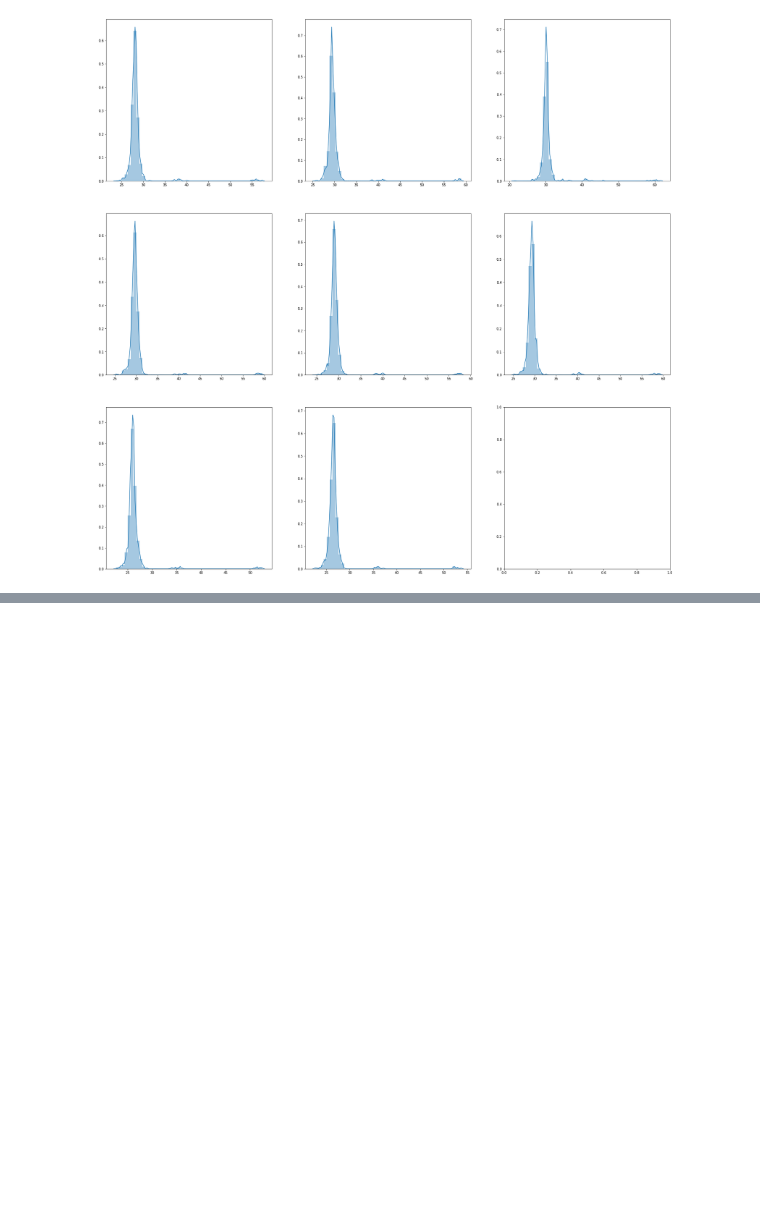
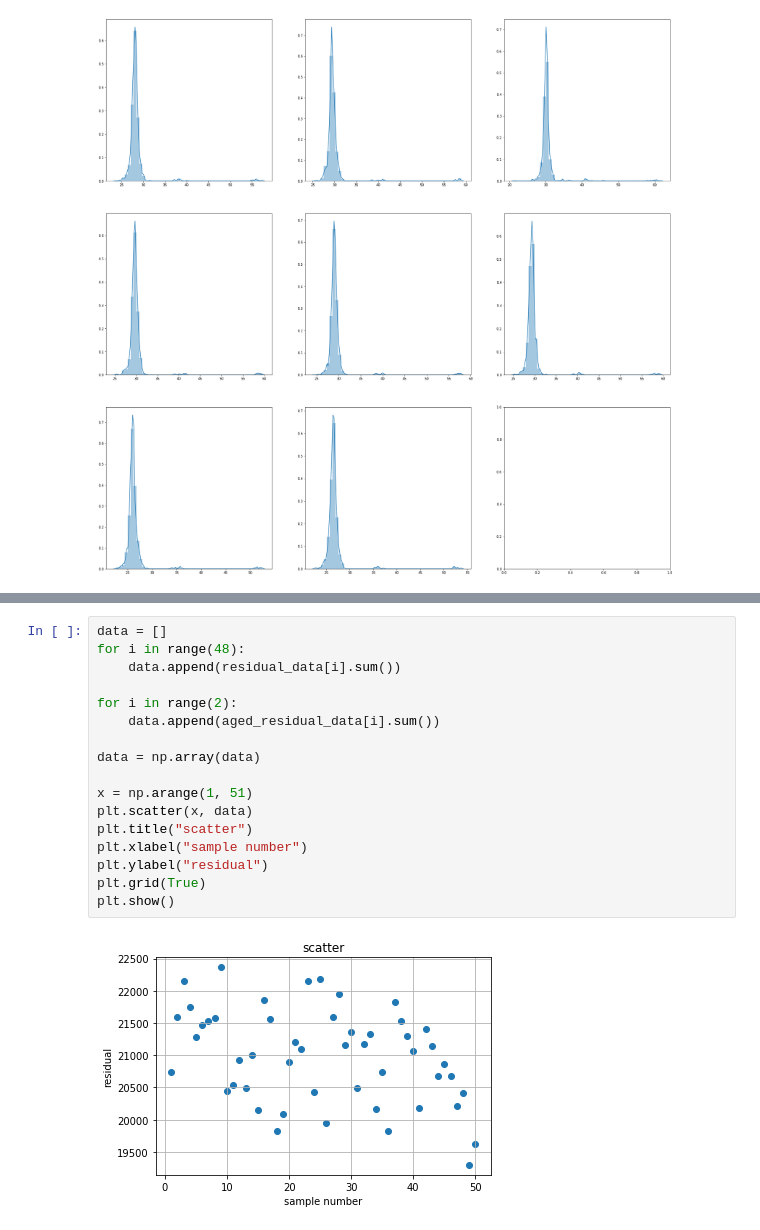
Before and after one commit to yuya-isaka/machine_learning, a Jupyter notebook: NNR/異常検知.ipynb, the cells around one changed output, grey strips where cells are left out. Saved outputs shown, nothing was run; the diff lists cells and outputs as text; blank space fills up the shorter version.

```diff
--- a/NNR/異常検知.ipynb
+++ b/NNR/異常検知.ipynb
@@ -356,0 +368,19 @@ plt.show()
+# %%
+data = []
+for i in range(48):
+    data.append(residual_data[i].sum())
+
+for i in range(2):
+    data.append(aged_residual_data[i].sum())
+
+data = np.array(data)
+
+x = np.arange(1, 51)
+plt.scatter(x, data)
+plt.title("scatter")
+plt.xlabel("sample number")
+plt.ylabel("residual")
+plt.grid(True)
+plt.show()
+# %% [output]
+[figure, added]
```
Also changed, not shown: parts of 11 cells of this notebook, 1 other file.
